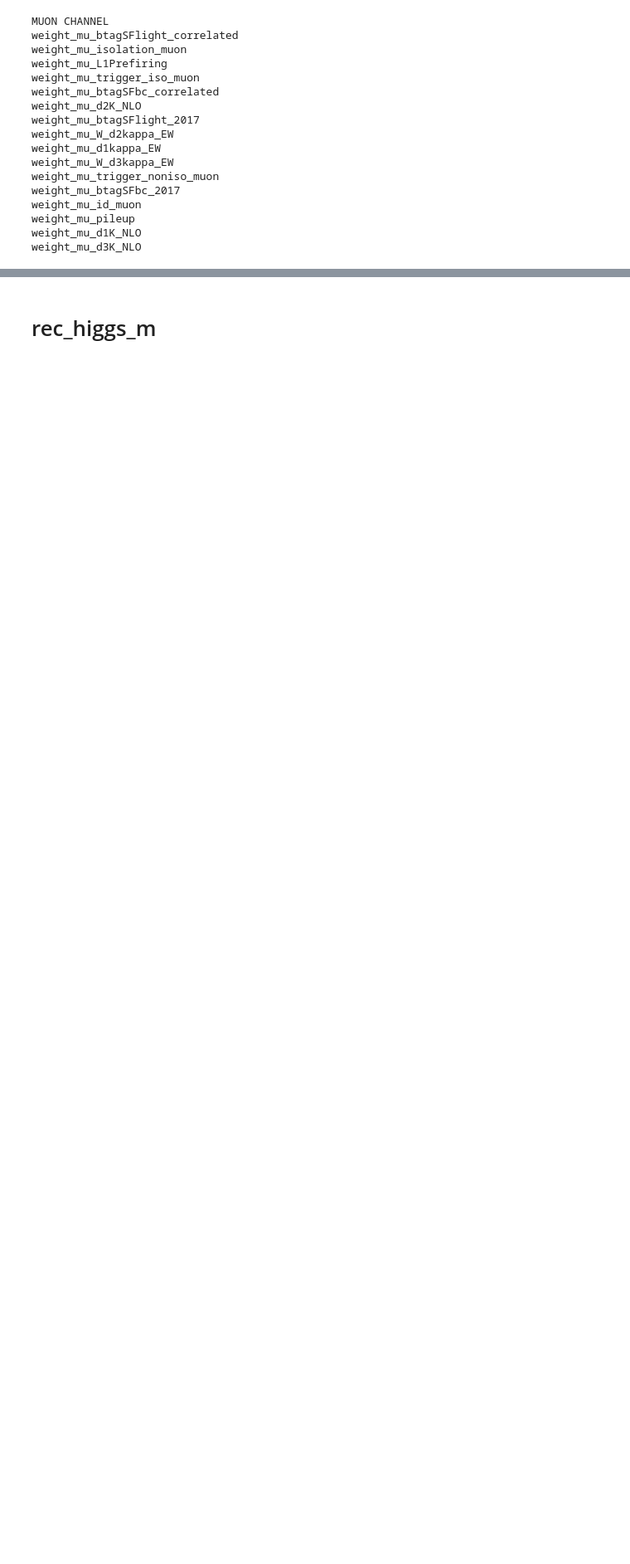
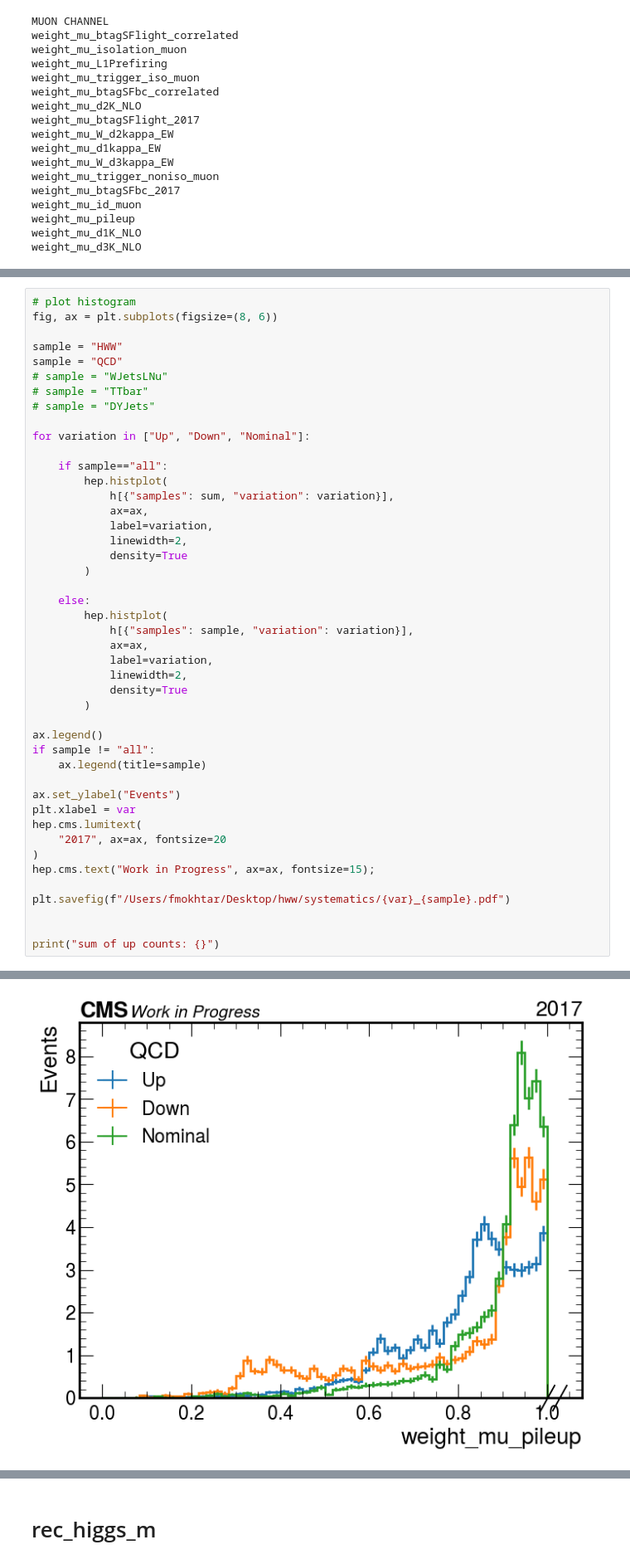
Before and after one commit to quinnanm/boostedhiggs, a Jupyter notebook: binder/weights_hists.ipynb, the cells around one changed output, grey strips where cells are left out. Shown at 83% size. Drawn from its saved outputs; the diff is of its cells as text; blank space fills up the shorter version.

```diff
--- a/binder/weights_hists.ipynb
+++ b/binder/weights_hists.ipynb
@@ -237,0 +311,46 @@ for year in years:
+# %%
+# plot histogram
+fig, ax = plt.subplots(figsize=(8, 6))
+
+sample = "HWW"
+sample = "QCD"
+# sample = "WJetsLNu"
+# sample = "TTbar"
+# sample = "DYJets"
+
+for variation in ["Up", "Down", "Nominal"]:
+
+    if sample=="all":
+        hep.histplot(
+            h[{"samples": sum, "variation": variation}],
+            ax=ax,
+            label=variation,
+            linewidth=2,
+            density=True
+        )
+
+    else:
+        hep.histplot(
+            h[{"samples": sample, "variation": variation}],
+            ax=ax,
+            label=variation,
+            linewidth=2,
+            density=True
+        )
+
+ax.legend()
+if sample != "all":
+    ax.legend(title=sample)
+
+ax.set_ylabel("Events")
+plt.xlabel = var
+hep.cms.lumitext(
+    "2017", ax=ax, fontsize=20
+)
+hep.cms.text("Work in Progress", ax=ax, fontsize=15);
+
+plt.savefig(f"/Users/fmokhtar/Desktop/hww/systematics/{var}_{sample}.pdf")
+
+
+print("sum of up counts: {}")
+# %% [output]
@@ -237,0 +358 @@ for year in years:
+[figure, added]
```
Also changed, not shown: parts of 15 cells of this notebook, 1 other file.
